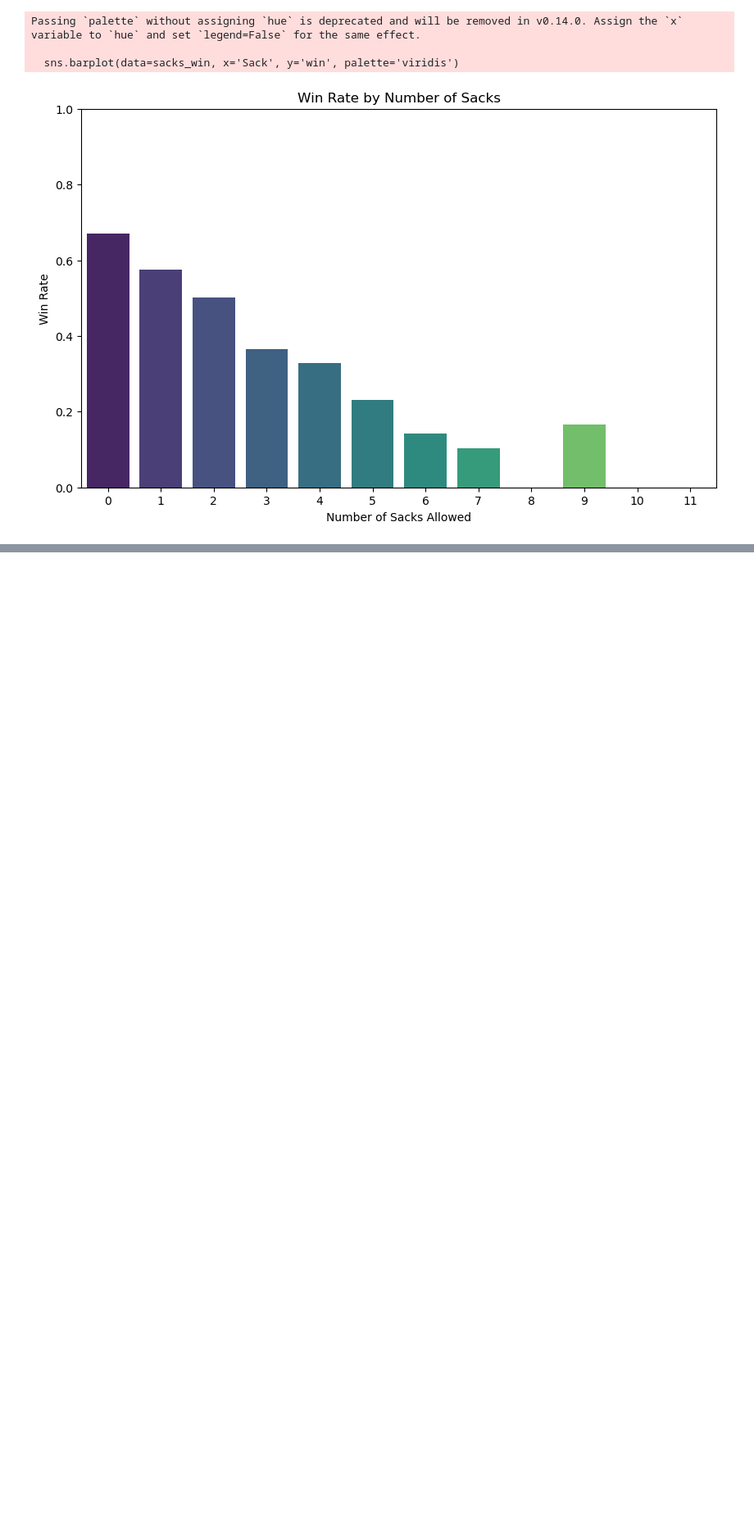
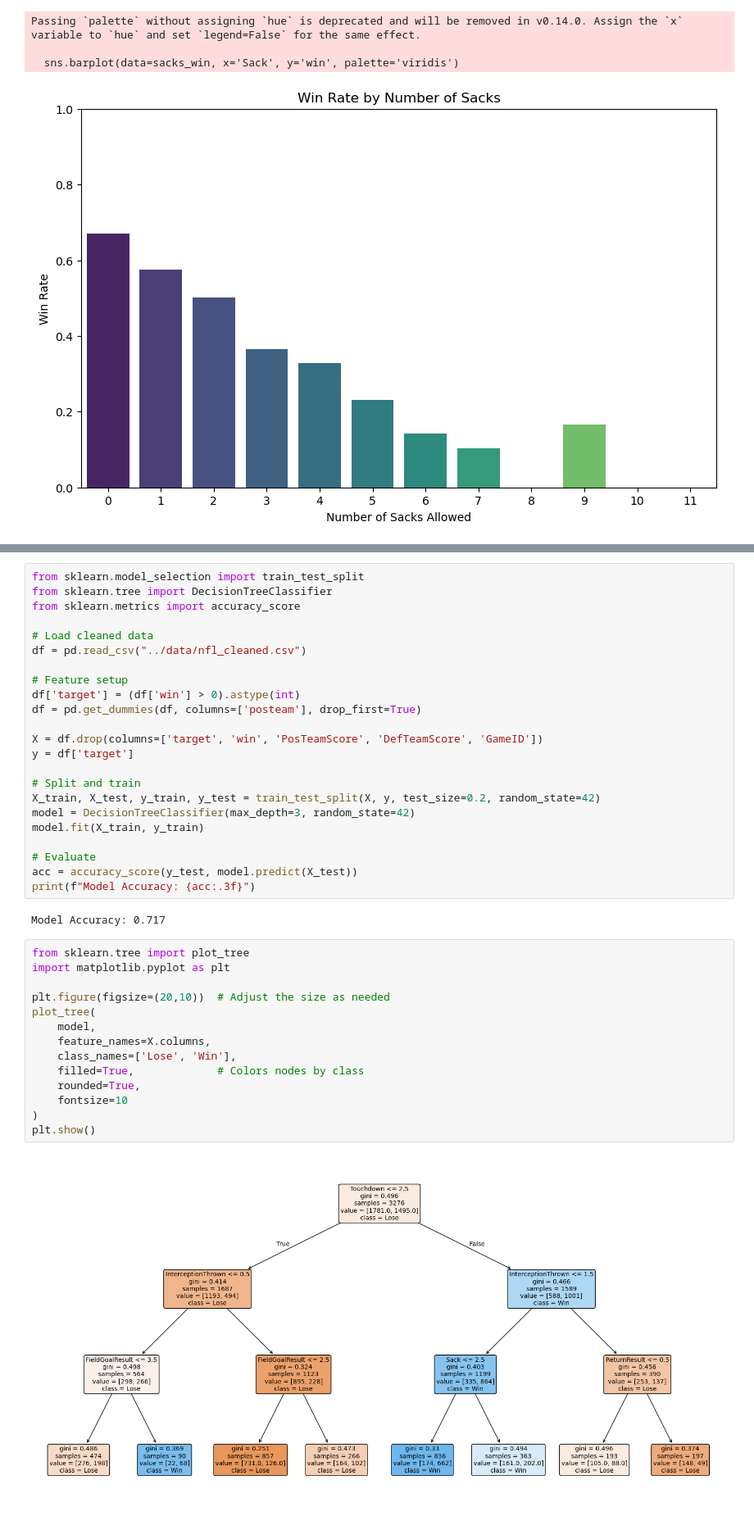
Before and after one commit to tinge5/finalProjectML, a Jupyter notebook: notebooks/DataVisualization.ipynb, the cells around one changed output, grey strips where cells are left out. Shown: that part at 82% size. Drawn from its saved outputs; the diff is of its cells as text; blank space fills up the shorter version.

Commit message:
Added Decision Tree model and cleaned NFL dataset

```diff
--- a/notebooks/DataVisualization.ipynb
+++ b/notebooks/DataVisualization.ipynb
@@ -100,0 +108,41 @@ Passing `palette` without assigning `hue` is deprecated and will be removed in v
+# %%
+from sklearn.model_selection import train_test_split
+from sklearn.tree import DecisionTreeClassifier
+from sklearn.metrics import accuracy_score
+
+# Load cleaned data
+df = pd.read_csv("../data/nfl_cleaned.csv")
+
+# Feature setup
+df['target'] = (df['win'] > 0).astype(int)
+df = pd.get_dummies(df, columns=['posteam'], drop_first=True)
+
+X = df.drop(columns=['target', 'win', 'PosTeamScore', 'DefTeamScore', 'GameID'])
+y = df['target']
+
+# Split and train
+X_train, X_test, y_train, y_test = train_test_split(X, y, test_size=0.2, random_state=42)
+model = DecisionTreeClassifier(max_depth=3, random_state=42)
+model.fit(X_train, y_train)
+
+# Evaluate
+acc = accuracy_score(y_test, model.predict(X_test))
+print(f"Model Accuracy: {acc:.3f}")
+# %% [output]
+Model Accuracy: 0.717
+# %%
+from sklearn.tree import plot_tree
+import matplotlib.pyplot as plt
+
+plt.figure(figsize=(20,10))  # Adjust the size as needed
+plot_tree(
+    model,
+    feature_names=X.columns,
+    class_names=['Lose', 'Win'],
+    filled=True,             # Colors nodes by class
+    rounded=True,
+    fontsize=10
+)
+plt.show()
+# %% [output]
+[figure, added]
```
Also changed, not shown: parts of 2 cells of this notebook, 2 other files.
